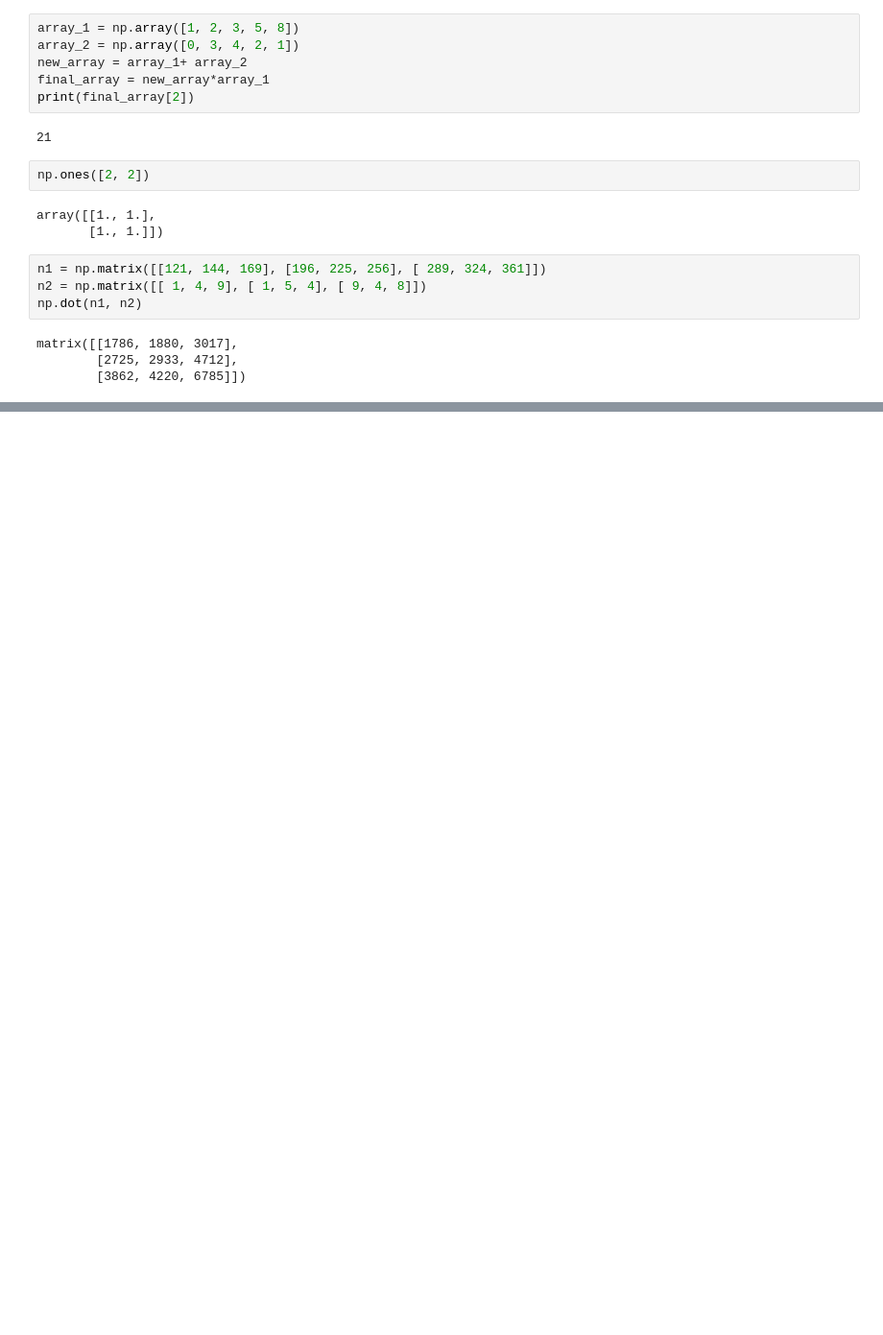
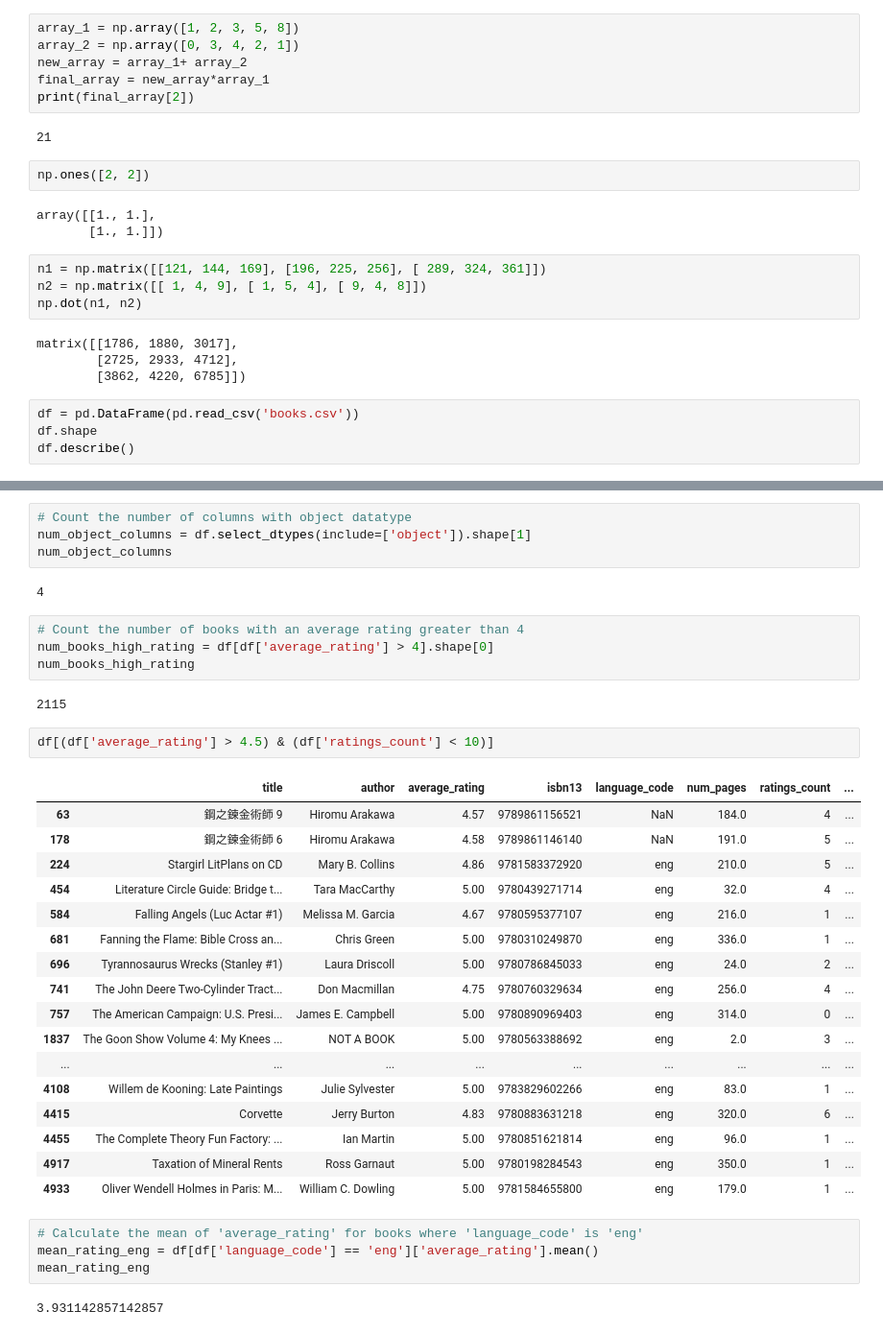
Before and after one commit to venkhatbalaji/pg-ai-ml, a Jupyter notebook: pg-ai-ml/Data Manipulations.ipynb, the cells around one changed output, grey strips where cells are left out. Shown: that part at 96% size. Drawn from its saved outputs; the diff is of its cells as text; blank space fills up the shorter version.

```diff
--- a/pg-ai-ml/Data Manipulations.ipynb
+++ b/pg-ai-ml/Data Manipulations.ipynb
@@ -495,3 +495,7 @@ np.dot(n1, n2)
 matrix([[1786, 1880, 3017],
         [2725, 2933, 4712],
         [3862, 4220, 6785]])
+# %%
+df = pd.DataFrame(pd.read_csv('books.csv'))
+df.shape
+df.describe()
@@ -497,0 +512,38 @@ matrix([[1786, 1880, 3017],
+# %%
+# Count the number of columns with object datatype
+num_object_columns = df.select_dtypes(include=['object']).shape[1]
+num_object_columns
+# %% [output]
+4
+# %%
+# Count the number of books with an average rating greater than 4
+num_books_high_rating = df[df['average_rating'] > 4].shape[0]
+num_books_high_rating
+# %% [output]
+2115
+# %%
+df[(df['average_rating'] > 4.5) & (df['ratings_count'] < 10)]
+# %% [output]
+|  | title | author | average_rating | isbn13 | language_code | num_pages | ratings_count | ... |
+| 63 | 鋼之鍊金術師 9 | Hiromu Arakawa | 4.57 | 9789861156521 | NaN | 184.0 | 4 | ... |
+| 178 | 鋼之鍊金術師 6 | Hiromu Arakawa | 4.58 | 9789861146140 | NaN | 191.0 | 5 | ... |
+| 224 | Stargirl LitPlans on CD | Mary B. Collins | 4.86 | 9781583372920 | eng | 210.0 | 5 | ... |
+| 454 | Literature Circle Guide: Bridge t... | Tara MacCarthy | 5.00 | 9780439271714 | eng | 32.0 | 4 | ... |
+| 584 | Falling Angels (Luc Actar #1) | Melissa M. Garcia | 4.67 | 9780595377107 | eng | 216.0 | 1 | ... |
+| 681 | Fanning the Flame: Bible Cross an... | Chris Green | 5.00 | 9780310249870 | eng | 336.0 | 1 | ... |
+| 696 | Tyrannosaurus Wrecks (Stanley #1) | Laura Driscoll | 5.00 | 9780786845033 | eng | 24.0 | 2 | ... |
+| 741 | The John Deere Two-Cylinder Tract... | Don Macmillan | 4.75 | 9780760329634 | eng | 256.0 | 4 | ... |
+| 757 | The American Campaign: U.S. Presi... | James E. Campbell | 5.00 | 9780890969403 | eng | 314.0 | 0 | ... |
+| 1837 | The Goon Show Volume 4: My Knees ... | NOT A BOOK | 5.00 | 9780563388692 | eng | 2.0 | 3 | ... |
+| ... | ... | ... | ... | ... | ... | ... | ... | ... |
+| 4108 | Willem de Kooning: Late Paintings | Julie Sylvester | 5.00 | 9783829602266 | eng | 83.0 | 1 | ... |
+| 4415 | Corvette | Jerry Burton | 4.83 | 9780883631218 | eng | 320.0 | 6 | ... |
+| 4455 | The Complete Theory Fun Factory: ... | Ian Martin | 5.00 | 9780851621814 | eng | 96.0 | 1 | ... |
+| 4917 | Taxation of Mineral Rents | Ross Garnaut | 5.00 | 9780198284543 | eng | 350.0 | 1 | ... |
+| 4933 | Oliver Wendell Holmes in Paris: M... | William C. Dowling | 5.00 | 9781584655800 | eng | 179.0 | 1 | ... |
+# %%
+# Calculate the mean of 'average_rating' for books where 'language_code' is 'eng'
+mean_rating_eng = df[df['language_code'] == 'eng']['average_rating'].mean()
+mean_rating_eng
+# %% [output]
+3.931142857142857
```
Also changed, not shown: parts of 11 cells of this notebook.
